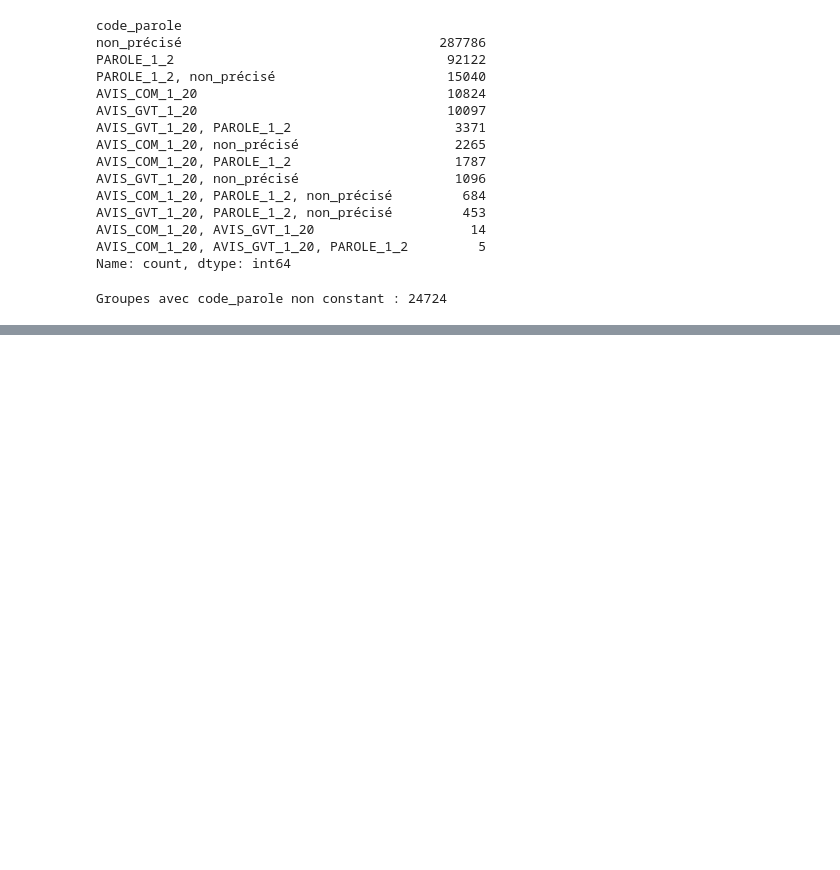
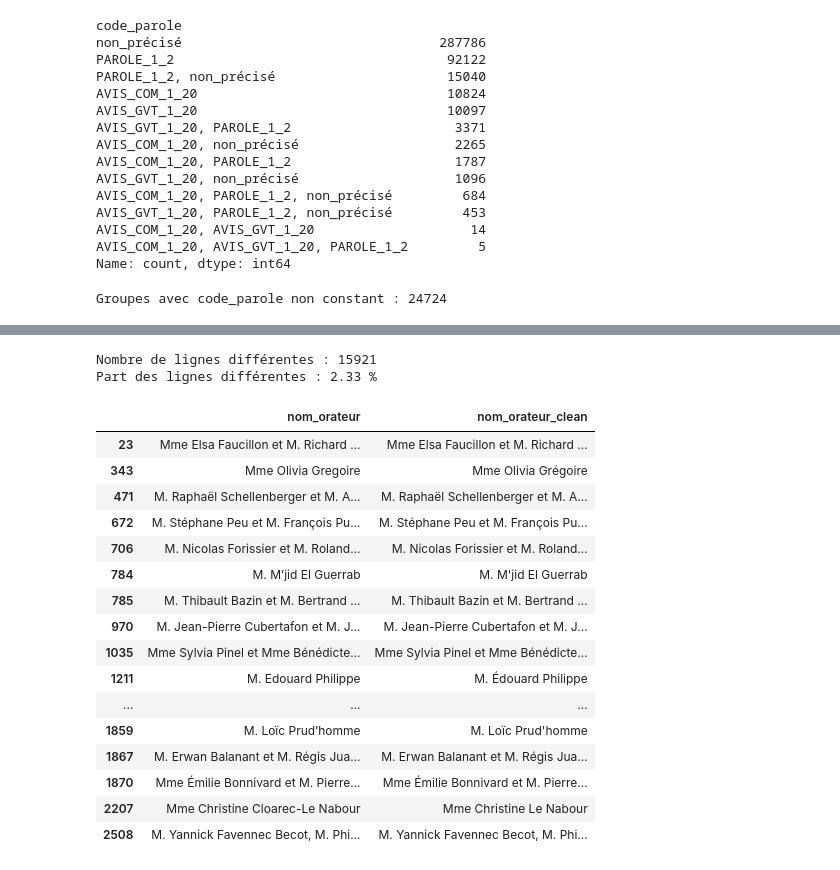
Before and after one commit to Matthias-Levalet/republique-cest-quoi, a Jupyter notebook: notebooks/2_clean_filter.ipynb, the cells around one changed output, grey strips where cells are left out. Saved outputs shown, nothing was run; the diff lists cells and outputs as text; code cells hidden in the pictures; blank space fills up the shorter version.

```diff
--- a/notebooks/2_clean_filter.ipynb
+++ b/notebooks/2_clean_filter.ipynb
@@ -534,0 +578,31 @@ Groupes avec code_parole non constant : 24724
+# %%
+# SI VÉRIF LE FAIRE AVANT NETTOYAGE DES NOMS.
+
+mask_diff_nom = df["nom_orateur"].fillna("__NA__") != df["nom_orateur_clean"].fillna(
+    "__NA__"
+)
+
+print("Nombre de lignes différentes :", mask_diff_nom.sum())
+print("Part des lignes différentes :", round(mask_diff_nom.mean() * 100, 2), "%")
+
+df.loc[mask_diff_nom, ["nom_orateur", "nom_orateur_clean"]].drop_duplicates().head(20)
+# %% [output]
+Nombre de lignes différentes : 15921
+Part des lignes différentes : 2.33 %
+|  | nom_orateur | nom_orateur_clean |
+| 23 | Mme Elsa Faucillon et M. Richard ... | Mme Elsa Faucillon et M. Richard ... |
+| 343 | Mme Olivia Gregoire | Mme Olivia Grégoire |
+| 471 | M. Raphaël Schellenberger et M. A... | M. Raphaël Schellenberger et M. A... |
+| 672 | M. Stéphane Peu et M. François Pu... | M. Stéphane Peu et M. François Pu... |
+| 706 | M. Nicolas Forissier et M. Roland... | M. Nicolas Forissier et M. Roland... |
+| 784 | M. M’jid El Guerrab | M. M'jid El Guerrab |
+| 785 | M. Thibault Bazin et M. Bertrand ... | M. Thibault Bazin et M. Bertrand ... |
+| 970 | M. Jean-Pierre Cubertafon et M. J... | M. Jean-Pierre Cubertafon et M. J... |
+| 1035 | Mme Sylvia Pinel et Mme Bénédicte... | Mme Sylvia Pinel et Mme Bénédicte... |
+| 1211 | M. Edouard Philippe | M. Édouard Philippe |
+| ... | ... | ... |
+| 1859 | M. Loïc Prud’homme | M. Loïc Prud'homme |
+| 1867 | M. Erwan Balanant et M. Régis Jua... | M. Erwan Balanant et M. Régis Jua... |
+| 1870 | Mme Émilie Bonnivard et M. Pierre... | Mme Émilie Bonnivard et M. Pierre... |
+| 2207 | Mme Christine Cloarec-Le Nabour | Mme Christine Le Nabour |
+| 2508 | M. Yannick Favennec Becot, M. Phi... | M. Yannick Favennec Becot, M. Phi... |
```
Also changed, not shown: parts of 8 cells of this notebook, 4 other files.
